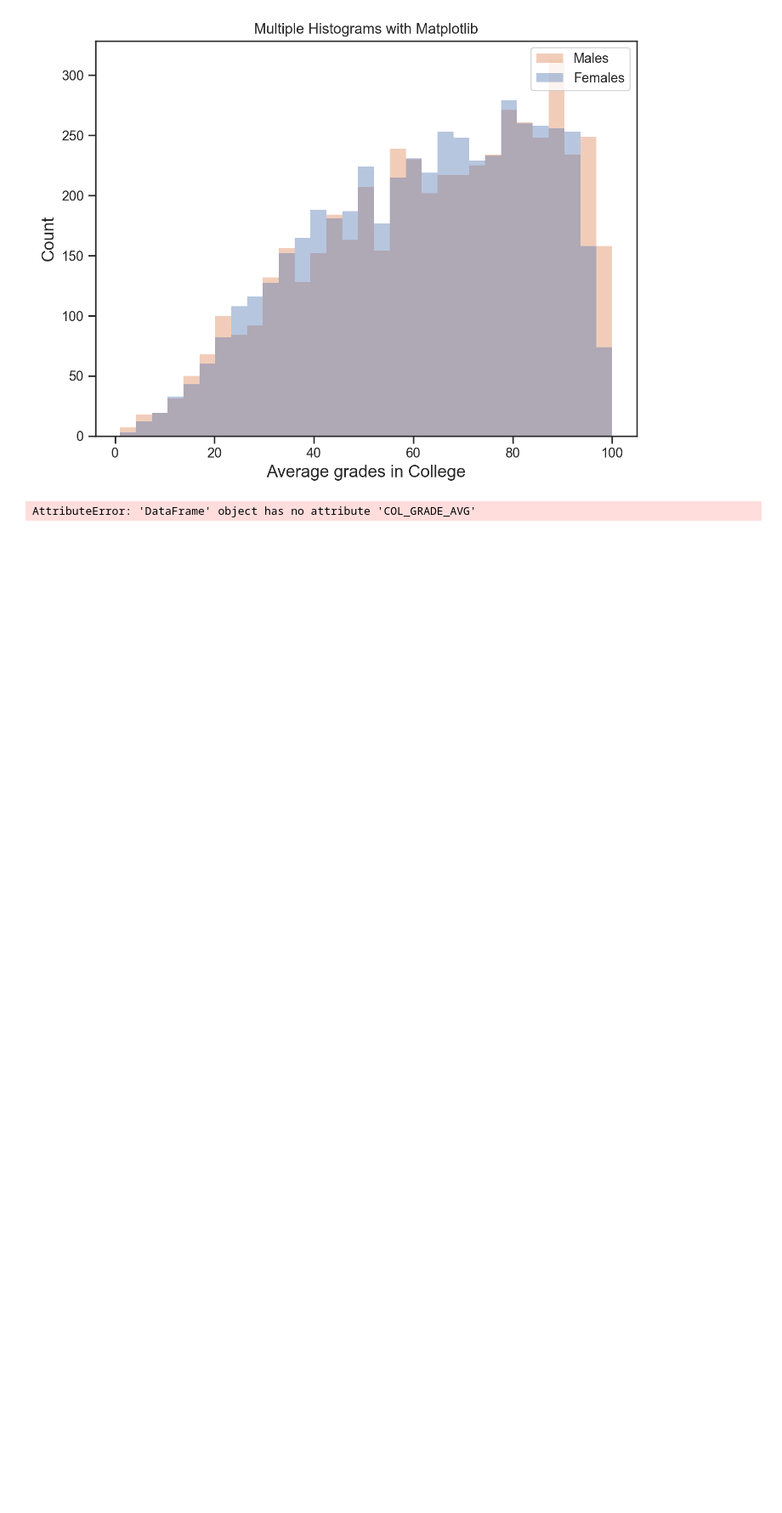
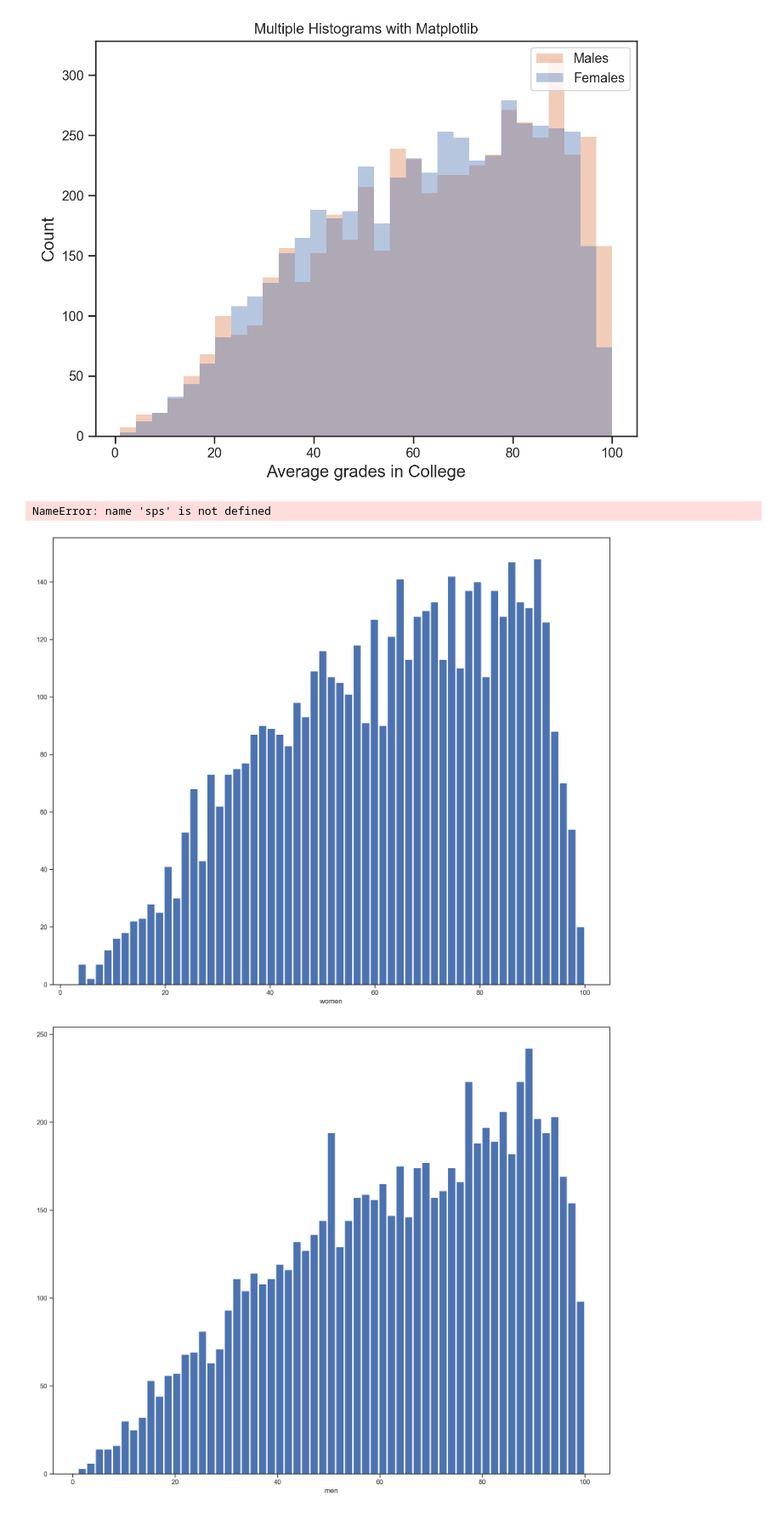
Before and after one commit to s183910/Bachelor_Gabi_Kat, a Jupyter notebook: Code/Basic_dists/Plots_4_rep.ipynb, the cells around one changed output. Shown at 85% size. Cells and saved outputs as stored; diff of their text form; code cells hidden in the pictures; blank space fills up the shorter version.

```diff
--- a/Code/Basic_dists/Plots_4_rep.ipynb
+++ b/Code/Basic_dists/Plots_4_rep.ipynb
@@ -289,7 +289,7 @@ sns.set(style='ticks')
 df = pd.read_csv("df_sum_score.csv")
 # df_temp = df.HI_GRADE_AVG.sort_values(ascending=False, inplace=False, kind='quicksort')
 
-# Uncomment this if you want the histograms
+# # #Uncomment this if you want the histograms
 # #Histogram for women
 # women = df[df.GENDER=='F'][['GENDER','COL_GRADE_AVG']]
 # bins = np.linspace(min(women.COL_GRADE_AVG),max(women.COL_GRADE_AVG), 60)
@@ -311,14 +311,14 @@ df = pd.read_csv("df_sum_score.csv")
 # ax.set_xlabel('men')
 
 
-# parameterise our distributions
-# d1 = sps.norm(women.HI_GRADE_AVG.mean(),women.HI_GRADE_AVG.std())
-# d2 = sps.norm(men.HI_GRADE_AVG.mean(),men.HI_GRADE_AVG.std())
+# #parameterise our distributions
+d1 = sps.norm(women.HI_GRADE_AVG.mean(),women.HI_GRADE_AVG.std())
+d2 = sps.norm(men.HI_GRADE_AVG.mean(),men.HI_GRADE_AVG.std())
 
-# sample values from above distributions
+#sample values from above distributions
 # random variates from d1 and d2
-# y1 = d1.rvs(len(women.HI_GRADE_AVG))
-# y2 = d2.rvs(len(women.HI_GRADE_AVG))
+y1 = d1.rvs(len(women.HI_GRADE_AVG))
+y2 = d2.rvs(len(women.HI_GRADE_AVG))
 
 d1 = women.COL_GRADE_AVG
 d2 = men.COL_GRADE_AVG
@@ -334,31 +334,33 @@ plt.figure(figsize=(10, 6))
 
 # add histogram showing individual components
 # plt.hist([y1, y2], 51, histtype='barstacked', density=True, alpha=0.4, edgecolor='none')
 plt.hist([y1, y2], 31, histtype='barstacked', density=False, alpha=0.4, edgecolor='none', label=['Females','Males'])
 
 # get X limits and fix them
 mn, mx = plt.xlim()
 plt.xlim(mn, mx)
 
 # add our distributions to figure
 x = np.linspace(mn, mx, 301)
 d1 = sps.norm(women.COL_GRADE_AVG.mean(),women.COL_GRADE_AVG.std())
 d2 = sps.norm(men.COL_GRADE_AVG.mean(),men.COL_GRADE_AVG.std())
 plt.plot(x, d1.pdf(x) * (len(y1) / len(ys)), color='C0', ls='--', label='Females')
 plt.plot(x, d2.pdf(x) * (len(y2) / len(ys)), color='C1', ls='--', label='Males')
 
 # ax1 = d1.plot.kde()
 # # plt.plot(x,d1.plot.kde()* (len(y1) / len(ys)), color='C0', ls='--', label='Women')
 # ax2 = d2.plot.kde()
 
 
 # estimate Kernel Density and plot
 kde = sps.gaussian_kde(ys)
 plt.plot(x, kde.pdf(x), label='Cummulative distribution')
 
 # finish up
 plt.legend()
 plt.ylabel('Probability density')
 sns.despine()
 # %% [output]
-AttributeError: 'DataFrame' object has no attribute 'COL_GRADE_AVG'
+NameError: name 'sps' is not defined
+[figure, added]
+[figure, added]
```
Also changed, not shown: parts of 9 cells of this notebook, 1 other file.
